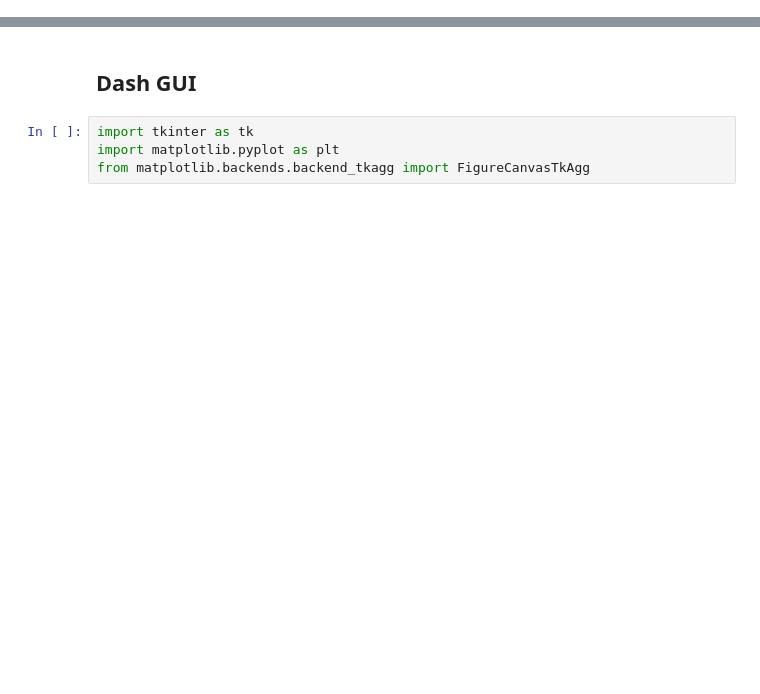
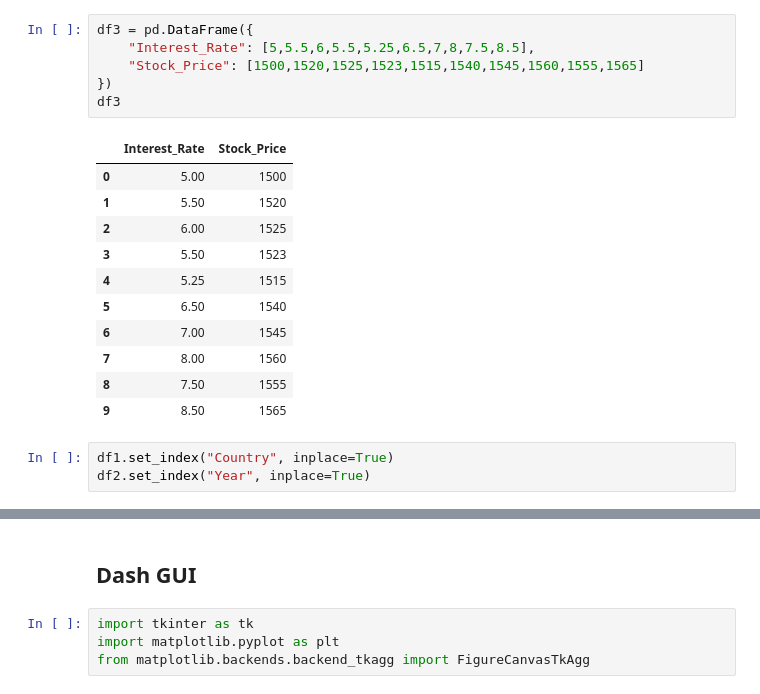
Before and after one commit to Rfg2048/DVC, a Jupyter notebook: Gui Implementation.ipynb, the cells around one changed output, grey strips where cells are left out. Saved outputs shown, nothing was run; the diff lists cells and outputs as text; blank space fills up the shorter version.

```diff
--- a/Gui Implementation.ipynb
+++ b/Gui Implementation.ipynb
@@ -0,0 +36,21 @@
+# %%
+df3 = pd.DataFrame({
+    "Interest_Rate": [5,5.5,6,5.5,5.25,6.5,7,8,7.5,8.5],
+    "Stock_Price": [1500,1520,1525,1523,1515,1540,1545,1560,1555,1565]
+})
+df3
+# %% [output]
+|  | Interest_Rate | Stock_Price |
+| 0 | 5.00 | 1500 |
+| 1 | 5.50 | 1520 |
+| 2 | 6.00 | 1525 |
+| 3 | 5.50 | 1523 |
+| 4 | 5.25 | 1515 |
+| 5 | 6.50 | 1540 |
+| 6 | 7.00 | 1545 |
+| 7 | 8.00 | 1560 |
+| 8 | 7.50 | 1555 |
+| 9 | 8.50 | 1565 |
+# %%
+df1.set_index("Country", inplace=True)
+df2.set_index("Year", inplace=True)
```
Also changed, not shown: parts of 7 cells of this notebook.
